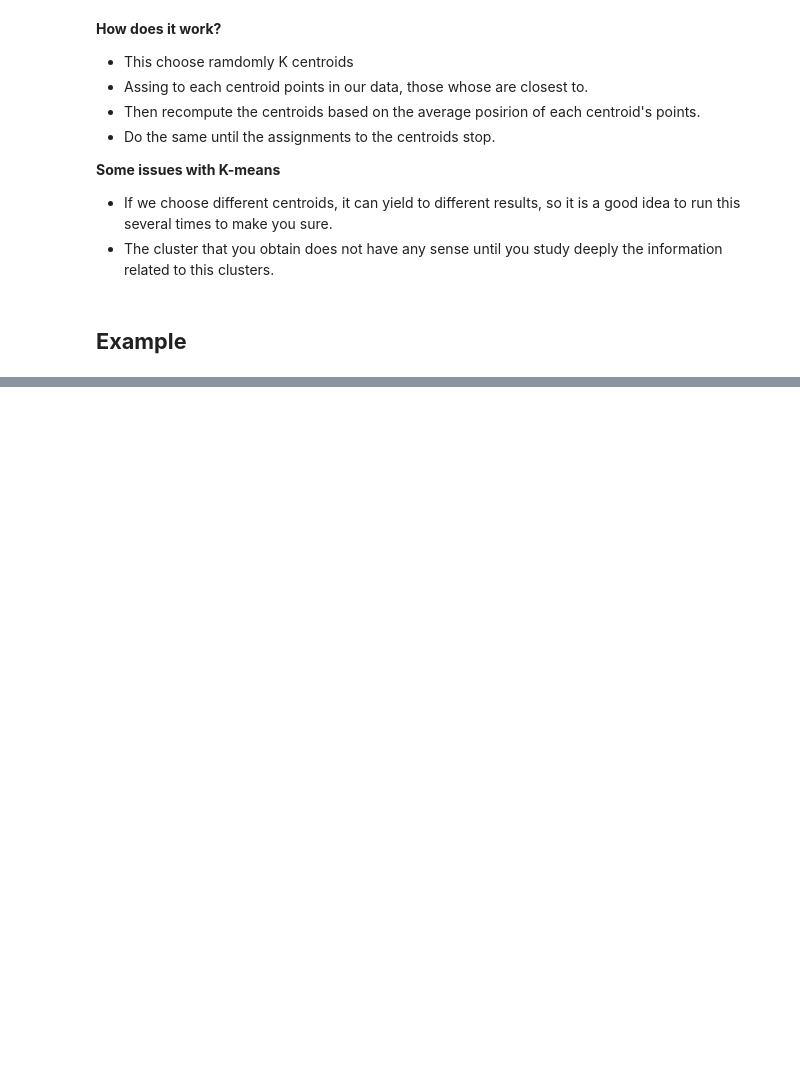
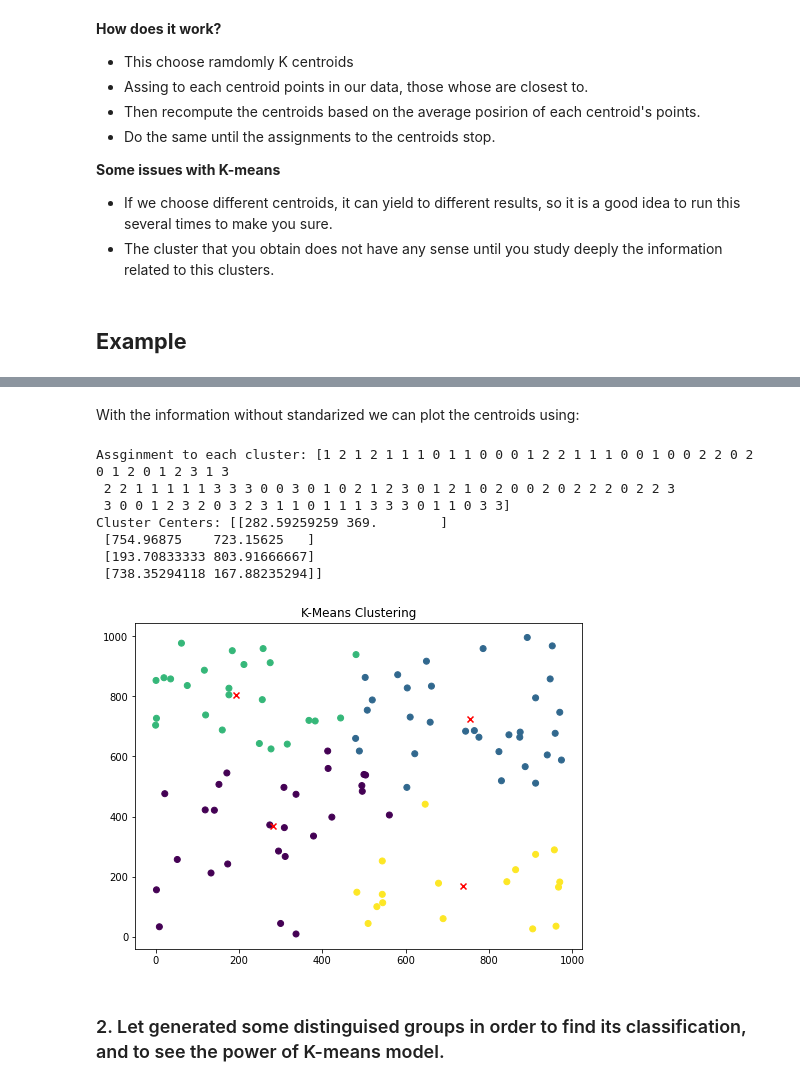
Before and after one commit to ajrianop/Machine-Learning-Notebooks, a Jupyter notebook: 03_KMeans.ipynb, the cells around one changed output, grey strips where cells are left out. Saved outputs shown, nothing was run; the diff lists cells and outputs as text; code cells hidden in the pictures; blank space fills up the shorter version.

```diff
--- a/03_KMeans.ipynb
+++ b/03_KMeans.ipynb
@@ -96,0 +81,34 @@ Deprecated in NumPy 1.20; for more details and guidance: https://numpy.org/devdo
+# %% [markdown]
+With the information without standarized we can plot the centroids using:
+# %%
+# Calling the K-Means model with 4 cluster
+model = KMeans(n_clusters=4)
+
+# In order to do an easy plot of the centroids we can use the data without standarized
+model = model.fit(data)
+
+# To each cluster is given a number, the following show how this assignment behaves.
+assigments= model.labels_
+print('Assginment to each cluster:', model.labels_)
+
+# The cluster centers
+centroids=model.cluster_centers_
+print("Cluster Centers:", model.cluster_centers_)
+
+# We plot the information given before:
+plt.figure(figsize=(8, 6))
+plt.scatter(data[:,0], data[:,1], c=model.labels_.astype(float))
+plt.scatter(model.cluster_centers_[:,0], model.cluster_centers_[:,1], marker='x', c='red')
+plt.title('K-Means Clustering')
+plt.show()
+# %% [output]
+Assginment to each cluster: [1 2 1 2 1 1 1 0 1 1 0 0 0 1 2 2 1 1 1 0 0 1 0 0 2 2 0 2 0 1 2 0 1 2 3 1 3
+ 2 2 1 1 1 1 1 3 3 3 0 0 3 0 1 0 2 1 2 3 0 1 2 1 0 2 0 0 2 0 2 2 2 0 2 2 3
+ 3 0 0 1 2 3 2 0 3 2 3 1 1 0 1 1 1 3 3 3 0 1 1 0 3 3]
+Cluster Centers: [[282.59259259 369.        ]
+ [754.96875    723.15625   ]
+ [193.70833333 803.91666667]
+ [738.35294118 167.88235294]]
+[figure, added]
+# %% [markdown]
+### 2. Let generated some distinguised groups in order to find its classification, and to see the power of K-means model.
```
Also changed, not shown: parts of 15 cells of this notebook.
